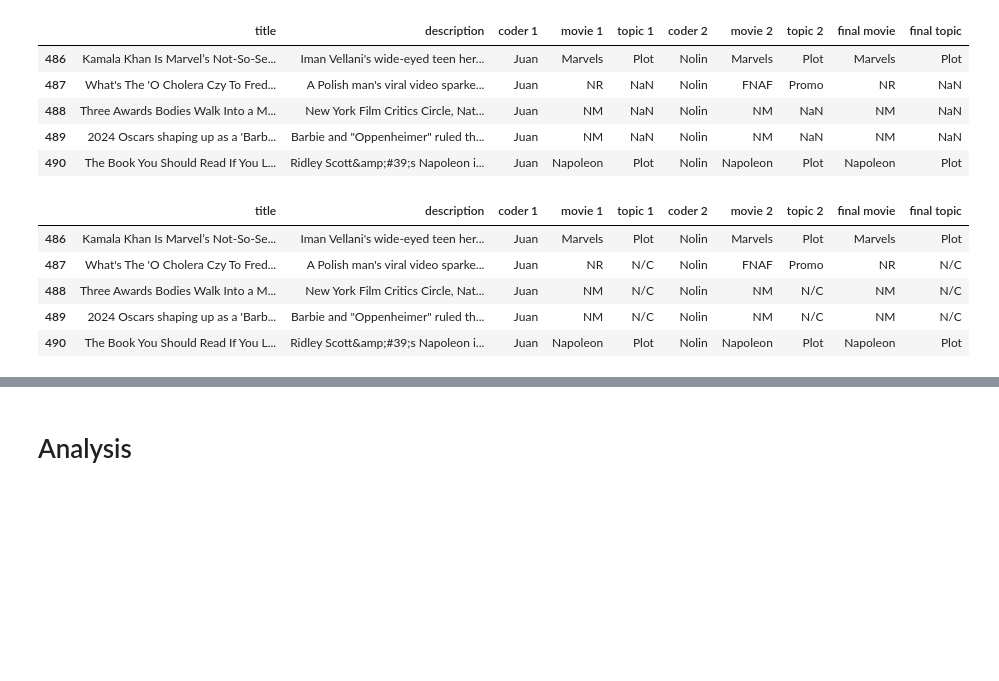
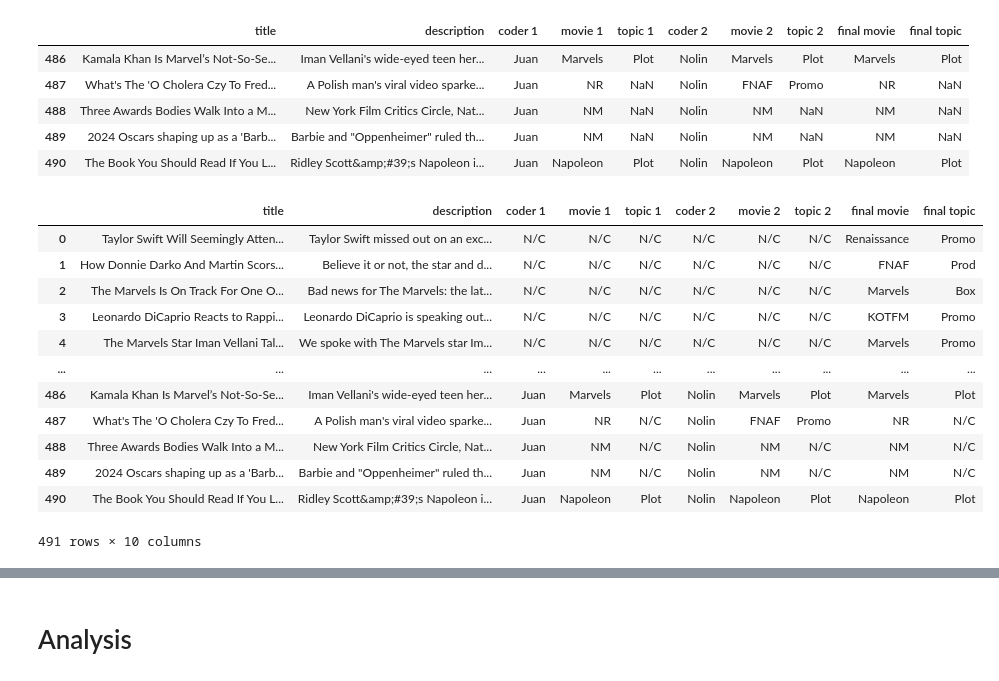
Before and after one commit to TristanLeclair/COMP370FinalProject, a Jupyter notebook: notebooks/complete_analysis.ipynb, the cells around one changed output, grey strips where cells are left out. Saved outputs shown, nothing was run; the diff lists cells and outputs as text; code cells hidden in the pictures; blank space fills up the shorter version.

```diff
--- a/notebooks/complete_analysis.ipynb
+++ b/notebooks/complete_analysis.ipynb
@@ -158,18 +158,25 @@ df_clean.tail()
 # %%
 df_clean[Headers.coder1.value] = df_clean[Headers.coder1.value].fillna(
     Coders.No_coder.value)
 df_clean[Headers.coder2.value] = df_clean[Headers.coder2.value].fillna(
     Coders.No_coder.value)
 df_clean[Headers.movie1.value] = df_clean[Headers.movie1.value].fillna(
     Movies.Not_coded.value)
 df_clean[Headers.movie2.value] = df_clean[Headers.movie2.value].fillna(
     Movies.Not_coded.value)
 df_clean = clean_topics(df_clean)
-df_clean.tail()
+df_clean
 # %% [output]
 |  | title | description | coder 1 | movie 1 | topic 1 | coder 2 | movie 2 | topic 2 | final movie | final topic |
+| 0 | Taylor Swift Will Seemingly Atten... | Taylor Swift missed out on an exc... | N/C | N/C | N/C | N/C | N/C | N/C | Renaissance | Promo |
+| 1 | How Donnie Darko And Martin Scors... | Believe it or not, the star and d... | N/C | N/C | N/C | N/C | N/C | N/C | FNAF | Prod |
+| 2 | The Marvels Is On Track For One O... | Bad news for The Marvels: the lat... | N/C | N/C | N/C | N/C | N/C | N/C | Marvels | Box |
+| 3 | Leonardo DiCaprio Reacts to Rappi... | Leonardo DiCaprio is speaking out... | N/C | N/C | N/C | N/C | N/C | N/C | KOTFM | Promo |
+| 4 | The Marvels Star Iman Vellani Tal... | We spoke with The Marvels star Im... | N/C | N/C | N/C | N/C | N/C | N/C | Marvels | Promo |
+| ... | ... | ... | ... | ... | ... | ... | ... | ... | ... | ... |
 | 486 | Kamala Khan Is Marvel’s Not-So-Se... | Iman Vellani's wide-eyed teen her... | Juan | Marvels | Plot | Nolin | Marvels | Plot | Marvels | Plot |
 | 487 | What's The 'O Cholera Czy To Fred... | A Polish man's viral video sparke... | Juan | NR | N/C | Nolin | FNAF | Promo | NR | N/C |
 | 488 | Three Awards Bodies Walk Into a M... | New York Film Critics Circle, Nat... | Juan | NM | N/C | Nolin | NM | N/C | NM | N/C |
 | 489 | 2024 Oscars shaping up as a 'Barb... | Barbie and "Oppenheimer" ruled th... | Juan | NM | N/C | Nolin | NM | N/C | NM | N/C |
 | 490 | The Book You Should Read If You L... | Ridley Scott&amp;#39;s Napoleon i... | Juan | Napoleon | Plot | Nolin | Napoleon | Plot | Napoleon | Plot |
+491 rows × 10 columns
```
Also changed, not shown: parts of 10 cells of this notebook, 3 other files.
